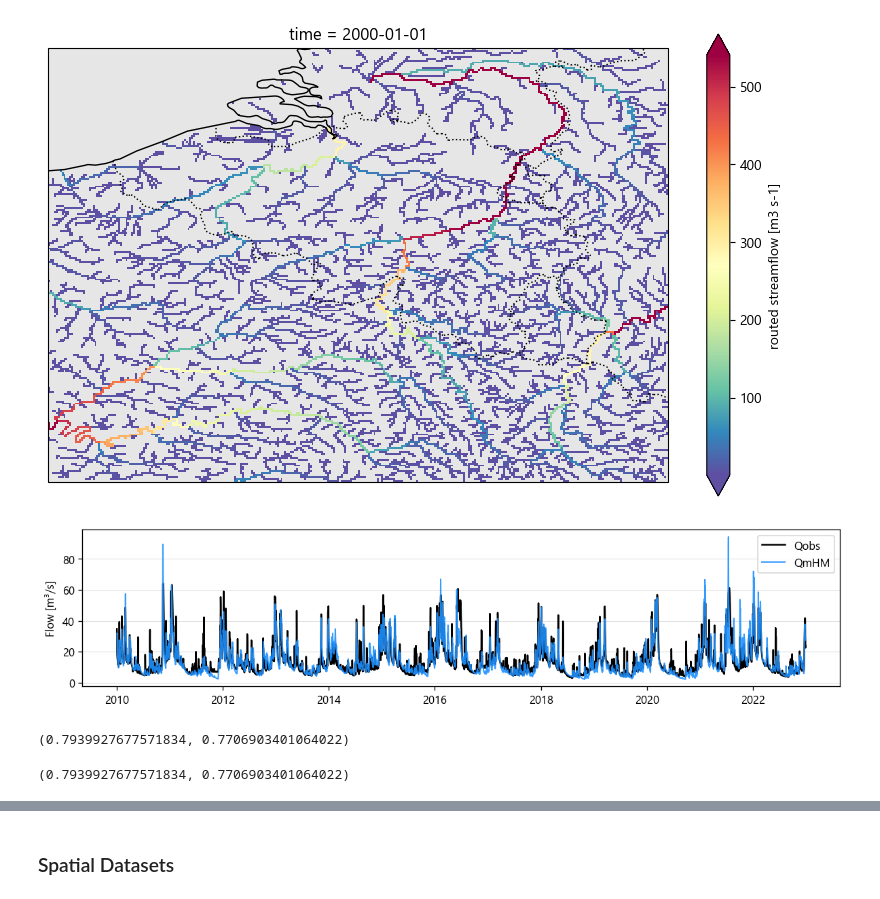
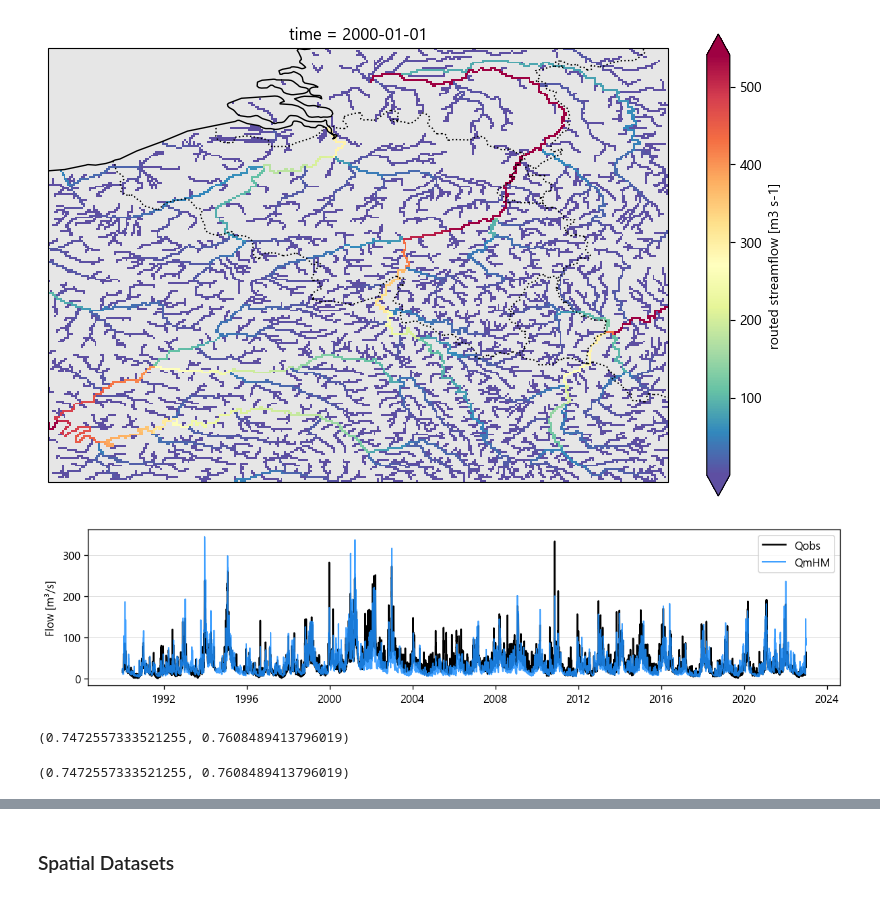
Before and after one commit to klekarkar/mHM_IO_dataprocessing, a Jupyter notebook: model_evaluation.ipynb, the cells around one changed output, grey strips where cells are left out. Cells and saved outputs as stored; diff of their text form; code cells hidden in the pictures.

```diff
--- a/model_evaluation.ipynb
+++ b/model_evaluation.ipynb
@@ -17,7 +17,7 @@ src_dir = r"W:/VUB/_main_research/mHM/flow_data/waterinfo_csv/"
 station_locations = pd.read_csv(src_dir + "mhm_flow_stations_coordinates.csv")
 
 #select a station: change the index to select another station
-station = station_locations.iloc[1,:]
+station = station_locations.iloc[3,:]
 
 observed = pd.read_csv(src_dir + f"{station.stat_name}_Q.csv", parse_dates=True, index_col=0, dayfirst=True)
 sim_flow_mhm = xr.open_dataset(r"W:\VUB\_main_research\mHM\mhm_outputs\mRM_Fluxes_States.nc")
@@ -57,29 +65,29 @@ plt.show()
 # %%
 fig, ax = plt.subplots(figsize=(12, 2.5), dpi=120)
 #ax2 = ax.twinx()
-plt.plot(observed['2010-01-01':'2022-12-31'], c='k',lw=1.5, label='Qobs')
-plt.plot(sim_flow['2010-01-01':'2022-12-31'], c='dodgerblue', lw=1.2, label='QmHM', alpha=0.9)
+plt.plot(observed['1990-01-01':'2022-12-31'], c='k',lw=1.5, label='Qobs')
+plt.plot(sim_flow['1990-01-01':'2022-12-31'], c='dodgerblue', lw=1.2, label='QmHM', alpha=0.85)
 #plt.plot(sim_flow_calib['1995-01-01':'2000-12-31'], c='limegreen', lw=0.9, alpha=0.9, label='QmHM calibrated')
 
 plt.grid(lw=0.5,alpha=0.5,axis='y')
 plt.ylabel('Flow [m³/s]')
 ax.legend();
 # %% [output]
-[figure, old version]
+[figure, new version]
 # %%
 #MODEL STATISTICS [Functionalize these]
 nse = 1 - (np.sum((sim_flow['Qrouted'] - observed['Q'])**2) / np.sum((observed['Q'] - observed['Q'].mean())**2))
 r2 = np.corrcoef(sim_flow['Qrouted'][sim_flow.index.min():sim_flow.index.max()], observed['Q'][sim_flow.index.min():sim_flow.index.max()])[0,1]**2
 nse, r2
 # %% [output]
-(0.7939927677571834, 0.7706903401064022)
+(0.7472557333521255, 0.7608489413796019)
 # %%
 #MODEL STATISTICS [Functionalize these]
 nse = 1 - (np.sum((sim_flow['Qrouted'] - observed['Q'])**2) / np.sum((observed['Q'] - observed['Q'].mean())**2))
 r2 = np.corrcoef(sim_flow['Qrouted'][sim_flow.index.min():sim_flow.index.max()], observed['Q'][sim_flow.index.min():sim_flow.index.max()])[0,1]**2
 nse, r2
 # %% [output]
-(0.7939927677571834, 0.7706903401064022)
+(0.7472557333521255, 0.7608489413796019)
 # %%
 #scatter plot
 fig, ax = plt.subplots(figsize=(8, 5))
```
Also changed, not shown: parts of 13 cells of this notebook, 1 other file.
